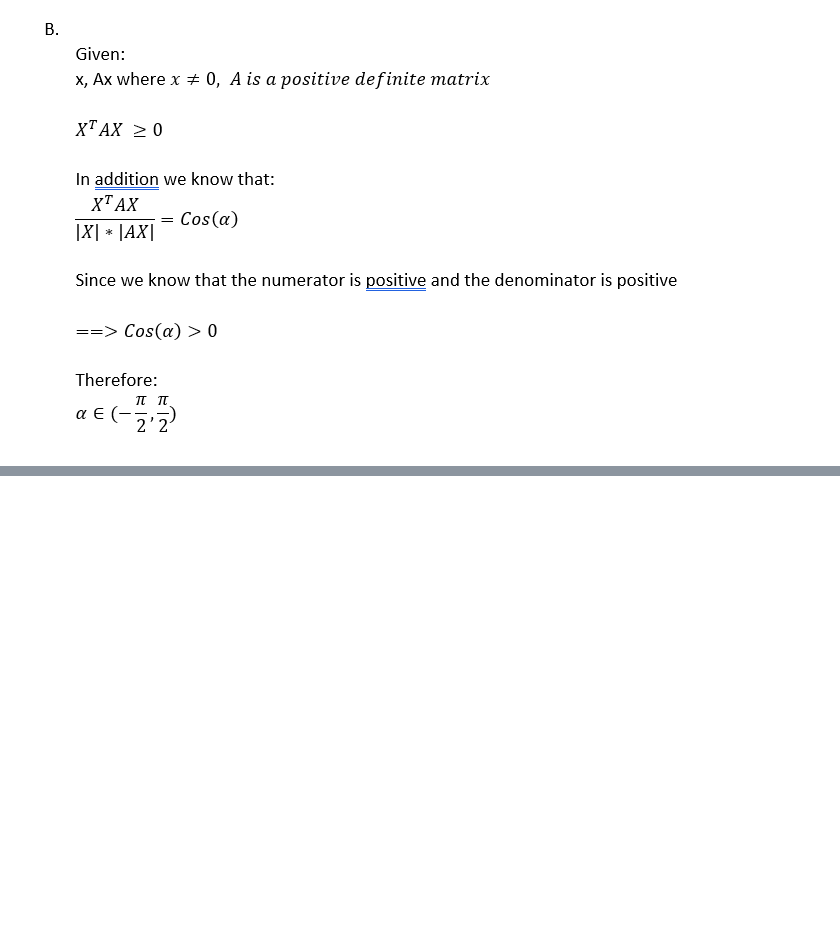
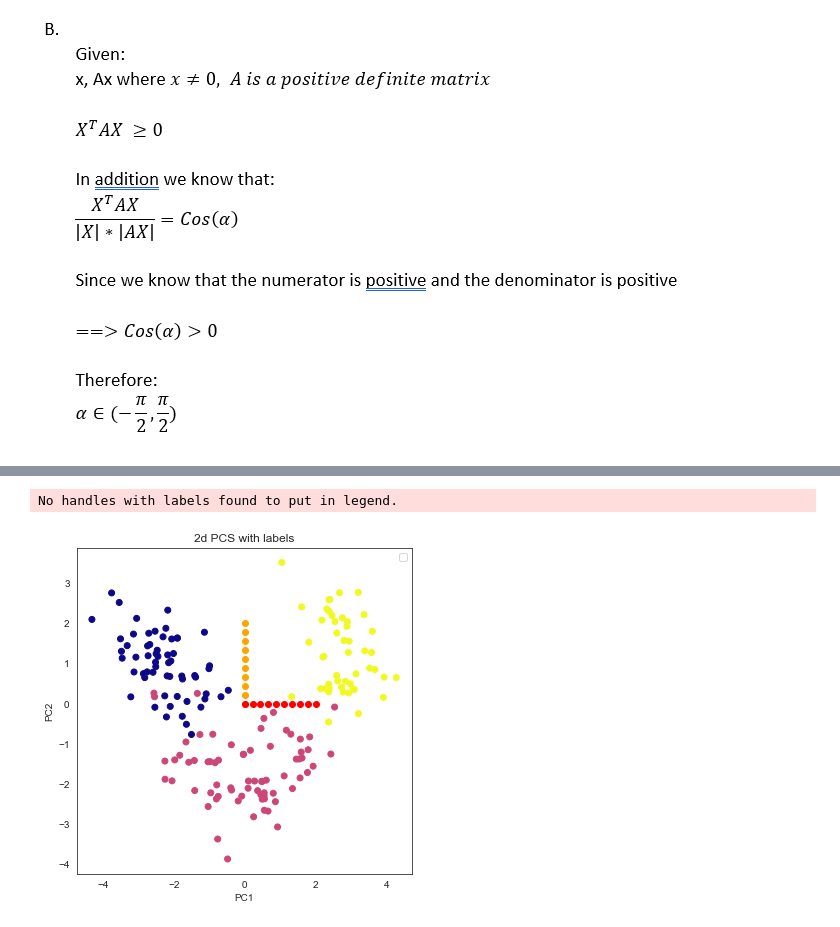
Before and after one commit to barifrah1/mul_dim_hw1, a Jupyter notebook: multi_dim_hw1.ipynb, the cells around one changed output, grey strips where cells are left out. Saved outputs shown, nothing was run; the diff lists cells and outputs as text; code cells hidden in the pictures; blank space fills up the shorter version.

```diff
--- a/multi_dim_hw1.ipynb
+++ b/multi_dim_hw1.ipynb
@@ -346,0 +383,32 @@ Image("Q2B.png")
+# %%
+if __name__ == "__main__":
+    data = load_wine()
+
+    Mean_col, Std_col, X_normalized, eigenvalues, eigenvectors, X_projected = myPca(
+        data.data, 3)
+# %%
+# Creating a Pandas DataFrame of reduced Dataset
+principal_df = pd.DataFrame(X_projected, columns=['PC1', 'PC2', 'PC3'])
+# %%
+# Concat it with target variable to create a complete Dataset
+principal_df = pd.concat([principal_df, pd.DataFrame(data.target, columns=['target'])], axis=1)
+# %%
+# Plot the 2d PC's
+pc1 = np.array([np.linspace(0, 2, num=10)*0, np.linspace(0, 2, num=10)]).T
+pc2 = np.array([np.linspace(0, 2, num=10)*1,
+                np.linspace(0, 2, num=10)*0]).T
+plt.figure(figsize=(6, 6))
+plt.scatter(principal_df["PC1"].to_numpy(), principal_df["PC2"].to_numpy(),
+            c=principal_df["target"].to_numpy(), cmap='plasma')
+plt.legend()
+plt.scatter(pc1[:, 0], pc1[:, 1],
+            color='orange', marker='o')
+plt.scatter(pc2[:, 0], pc2[:, 1],
+            color='red', marker='o')
+plt.title('2d PCS with labels')
+plt.xlabel('PC1')
+plt.ylabel('PC2')
+plt.show()
+# %% [output]
+No handles with labels found to put in legend.
+[figure, added]
```
Also changed, not shown: parts of 33 cells of this notebook, 2 other files.
